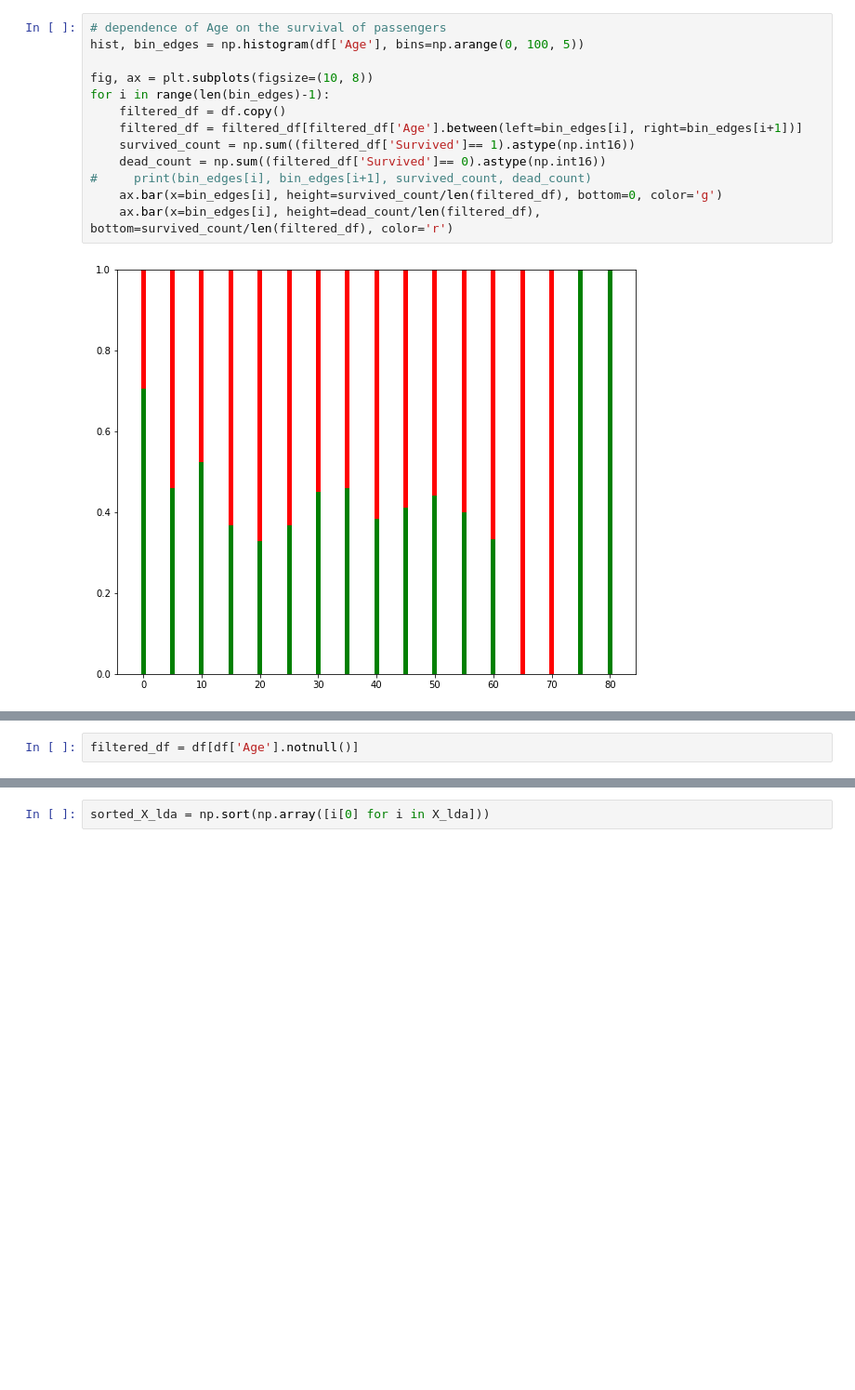
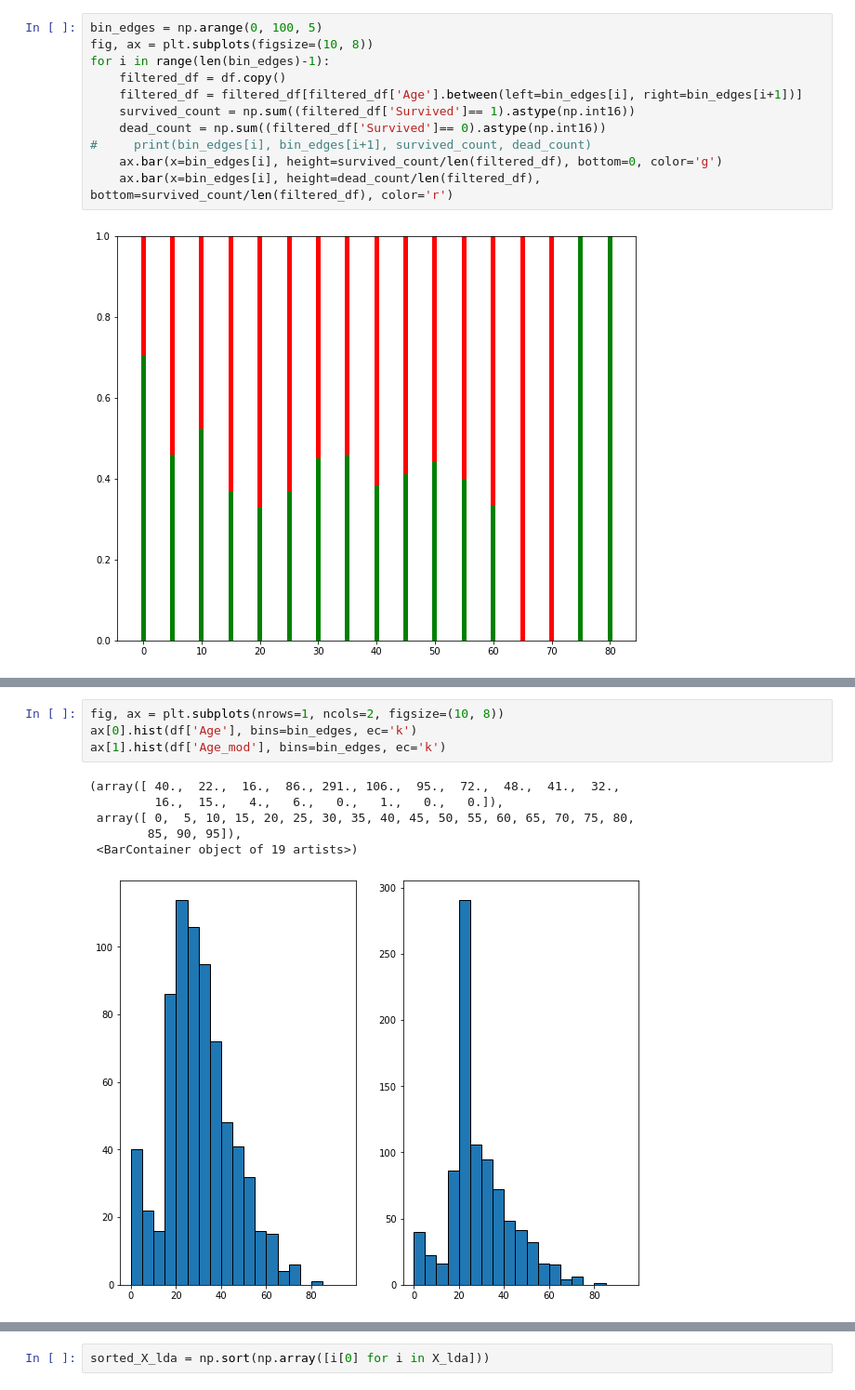
Before and after one commit to gshikhri/kaggle-titanic, a Jupyter notebook: kaggle-titanic.ipynb, the cells around one changed output, grey strips where cells are left out. Shown: that part at 93% size. Drawn from its saved outputs; the diff is of its cells as text; blank space fills up the shorter version.

```diff
--- a/kaggle-titanic.ipynb
+++ b/kaggle-titanic.ipynb
@@ -52,7 +74,5 @@ female
 # %%
-# dependence of Age on the survival of passengers
-hist, bin_edges = np.histogram(df['Age'], bins=np.arange(0, 100, 5))
-
+bin_edges = np.arange(0, 100, 5)
 fig, ax = plt.subplots(figsize=(10, 8))
 for i in range(len(bin_edges)-1):
     filtered_df = df.copy()
@@ -85,5 +124,14 @@ df.head()
-# %%
-filtered_df = df[df['Age'].notnull()]
+# %%
+fig, ax = plt.subplots(nrows=1, ncols=2, figsize=(10, 8))
+ax[0].hist(df['Age'], bins=bin_edges, ec='k')
+ax[1].hist(df['Age_mod'], bins=bin_edges, ec='k')
+# %% [output]
+(array([ 40.,  22.,  16.,  86., 291., 106.,  95.,  72.,  48.,  41.,  32.,
+         16.,  15.,   4.,   6.,   0.,   1.,   0.,   0.]),
+ array([ 0,  5, 10, 15, 20, 25, 30, 35, 40, 45, 50, 55, 60, 65, 70, 75, 80,
+        85, 90, 95]),
+ <BarContainer object of 19 artists>)
+[figure, added]
 # %%
 # because we already know the survival classes, I think it would be best to use LDA here
 from sklearn.discriminant_analysis import LinearDiscriminantAnalysis
```
Also changed, not shown: parts of 12 cells of this notebook.
